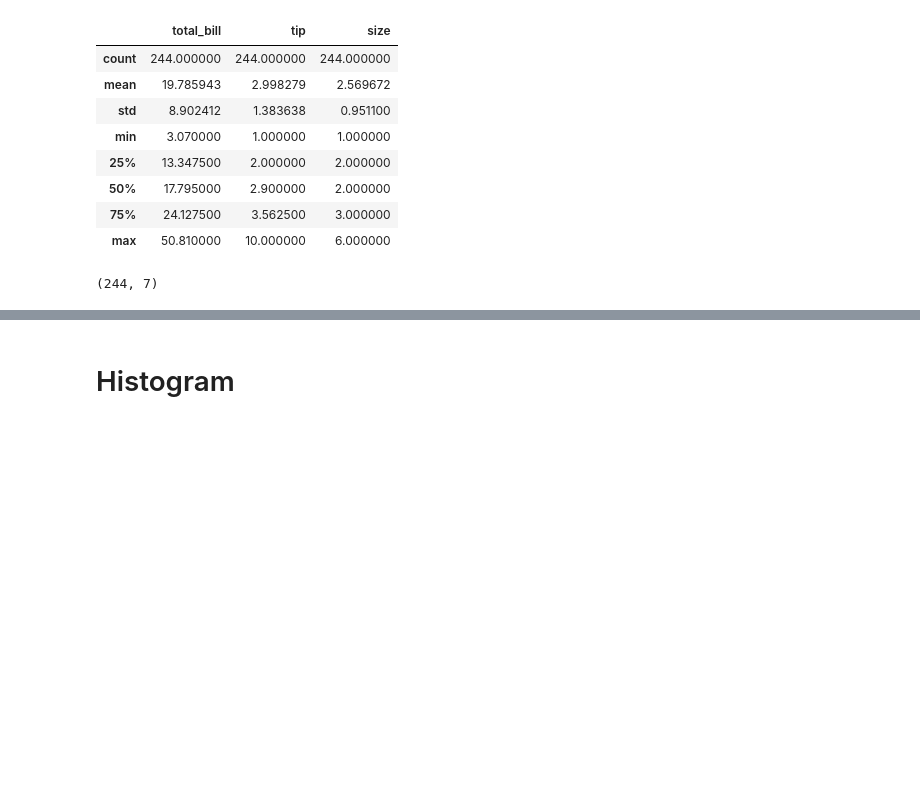
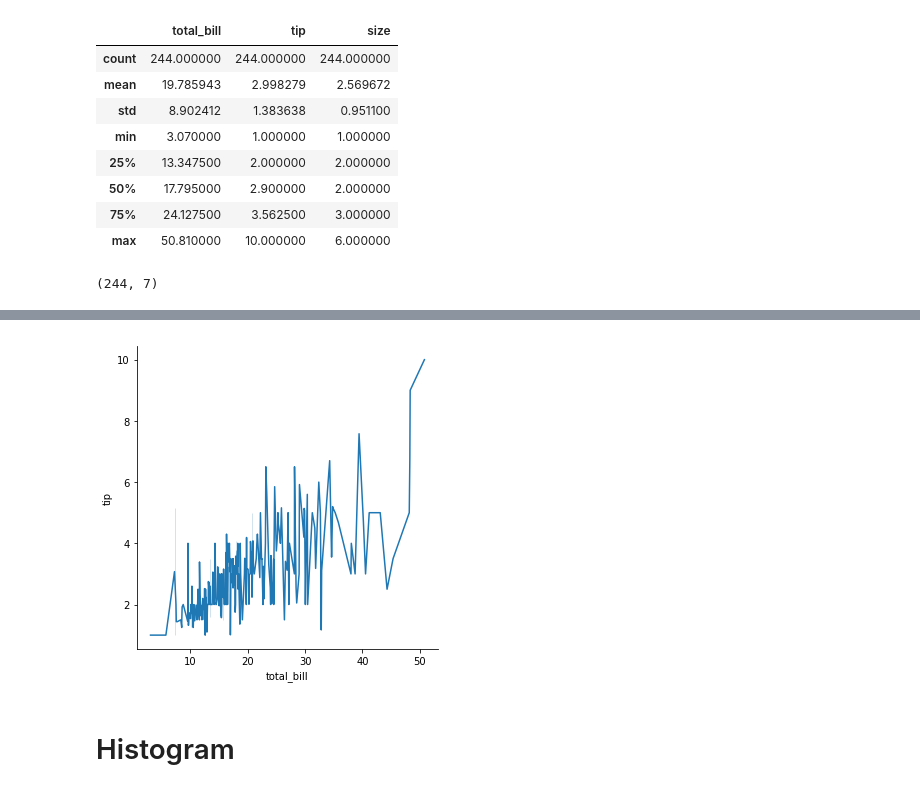
Before and after one commit to rossdavidhunter/Fundamentals-Data-Analysis-Assessment, a Jupyter notebook: tipsdataset.ipynb, the cells around one changed output, grey strips where cells are left out. Saved outputs shown, nothing was run; the diff lists cells and outputs as text; code cells hidden in the pictures; blank space fills up the shorter version.

```diff
--- a/tipsdataset.ipynb
+++ b/tipsdataset.ipynb
@@ -67,3 +79,8 @@ tips.shape
+# %%
+sns.relplot(x="total_bill", y="tip", kind="line", data=tips)
+plt.show()
+# %% [output]
+[figure, added]
 # %% [markdown]
 # Histogram
 # %%
```
Also changed, not shown: parts of 6 cells of this notebook.
